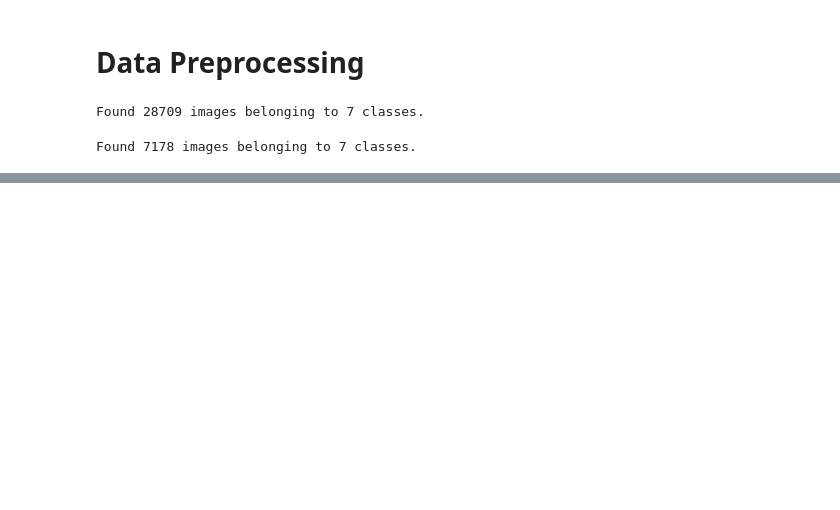
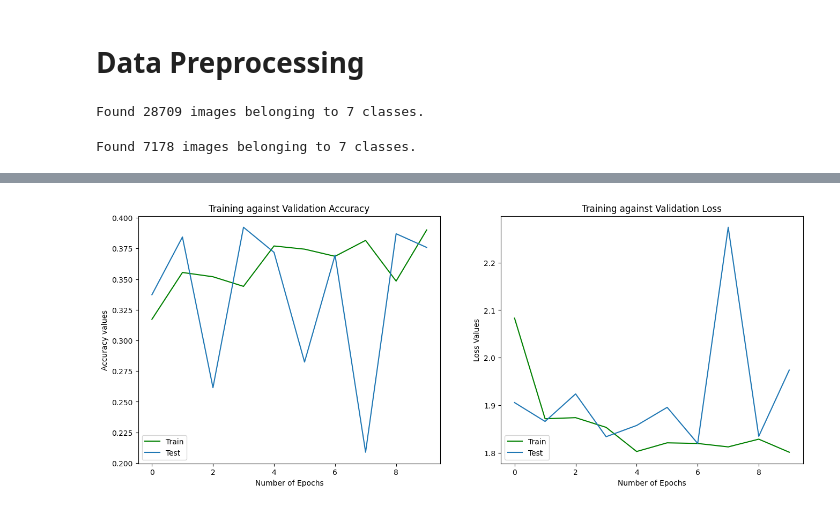
Before and after one commit to AlanChuang1/EmotionDetectorCNN, a Jupyter notebook: Notebook1.ipynb, the cells around one changed output, grey strips where cells are left out. Drawn from its saved outputs; the diff is of its cells as text; code cells hidden in the pictures; blank space fills up the shorter version.

Commit message:
fitting curve typo fix
no additional code was added, only a typo was fixed.

```diff
--- a/Notebook1.ipynb
+++ b/Notebook1.ipynb
@@ -179,26 +183,28 @@ Epoch 1/10
 # %%
 figure, axis = plt.subplots(1,2)
-fig.set_size_inches(16,6)
+figure.set_size_inches(16,6)
 
-train_ACC = firstModel.firstModel['accuracy']
-train_loss = firstModel.firstModel['loss']
+train_ACC = firstModel.history['accuracy']
+train_loss = firstModel.history['loss']
 
-axis[0].plot(firstModel.firstModel['accuracy'], color = "green")
-axis[0].plot(firstModel.firstModel['val_accuracy'])
+axis[0].plot(firstModel.history['accuracy'], color = "green")
+axis[0].plot(firstModel.history['val_accuracy'])
 axis[0].set_xlabel('Number of Epochs')
 axis[0].set_ylabel('Accuracy values')
 axis[0].set_title('Training against Validation Accuracy')
-axis[0].legend(['Train', 'Test'], location = 'lower left')
+axis[0].legend(['Train', 'Test'], loc = 'lower left')
 
-axis[1].plot(firstModel.firstModel['loss'], color = "green")
-axis[1].plot(firstModel.firstModel['val_loss'])
+axis[1].plot(firstModel.history['loss'], color = "green")
+axis[1].plot(firstModel.history['val_loss'])
 axis[1].set_title('Training against Validation Loss')
 axis[1].set_xlabel('Number of Epochs')
 axis[1].set_ylabel('Loss Values')
 axis[1].set_title('Training against Validation Loss')
-axis[1].legend(['Train', 'Test'], location ='lower left')
+axis[1].legend(['Train', 'Test'], loc ='lower left')
 
 plt.show()
+# %% [output]
+[figure, added]
 # %%
 train_loss, train_ACC = model.evaluate(train_generator)
 test_loss, test_ACC   = model.evaluate(test_generator)
```
Also changed, not shown: parts of 4 cells of this notebook.
